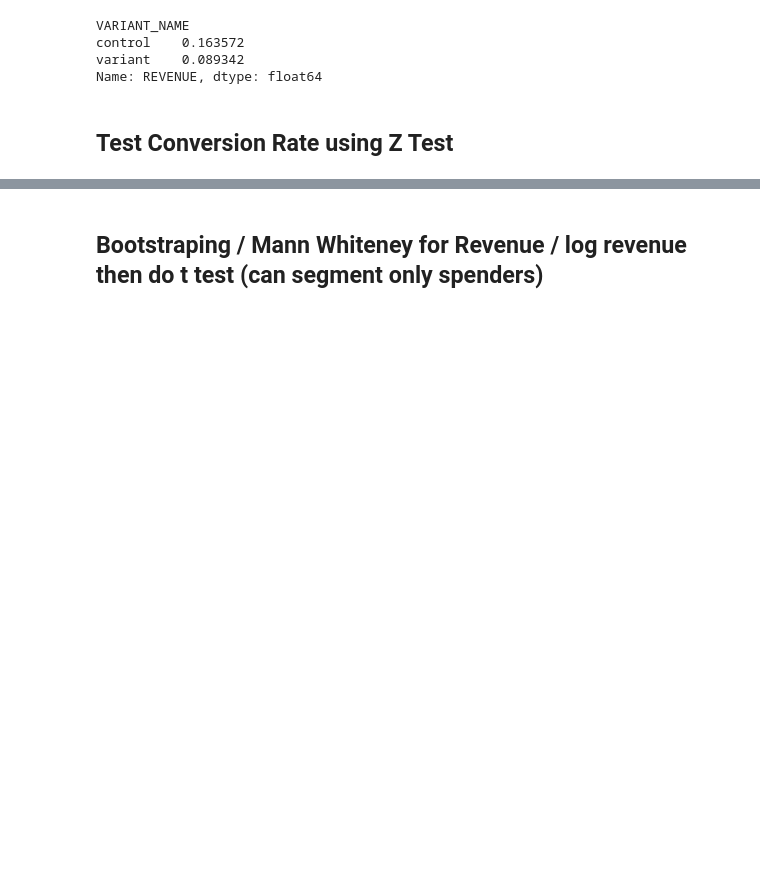
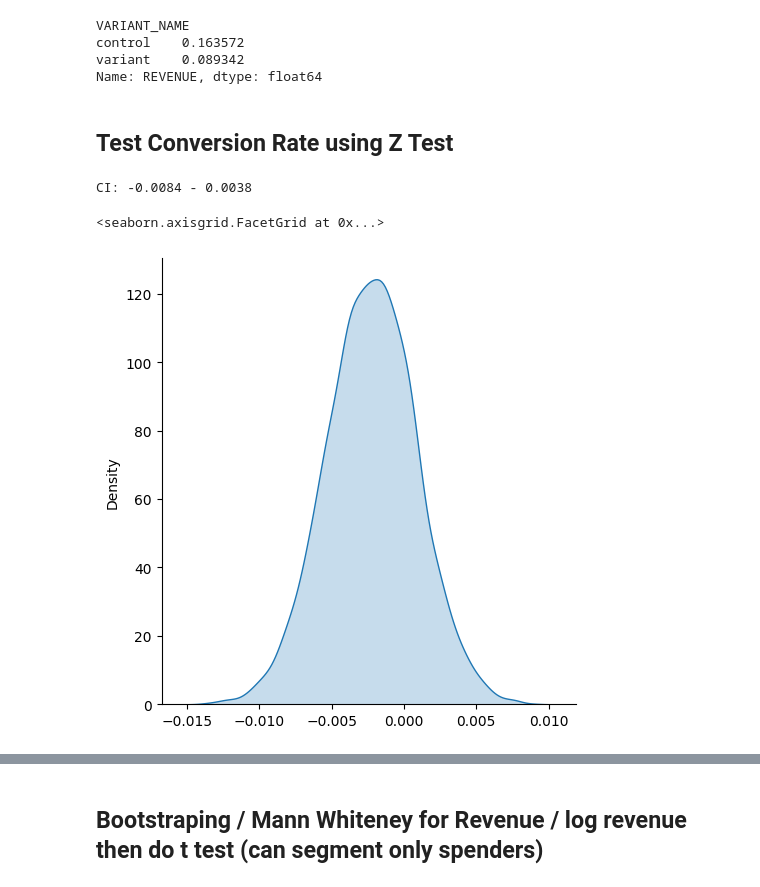
Before and after one commit to reynaf0127/experiment, a Jupyter notebook: projects/ab_test_results.ipynb, the cells around one changed output, grey strips where cells are left out. Drawn from its saved outputs; the diff is of its cells as text; code cells hidden in the pictures; blank space fills up the shorter version.

```diff
--- a/projects/ab_test_results.ipynb
+++ b/projects/ab_test_results.ipynb
@@ -71,0 +80,19 @@ group_df['converted'] = (group_df['REVENUE']>0).astype(int)
+# %%
+control = df[df['VARIANT_NAME']=='control']['convert']
+treatment = df[df['VARIANT_NAME']=='variant']['convert']
+diffs = []
+for i in range(5000):
+    c = control.sample(frac=1, replace=True)
+    t = treatment.sample(frac=1, replace=True)
+    diffs.append(t.mean() - c.mean())
+diffs = np.array(diffs)
+lower = np.quantile(diffs,0.025)
+upper = np.quantile(diffs,0.975)
+print(f'CI: {lower:.4f} - {upper:.4f}')
+# %% [output]
+CI: -0.0084 - 0.0038
+# %%
+sns.displot(diffs,kind='kde',fill=True)
+# %% [output]
+<seaborn.axisgrid.FacetGrid at 0x...>
+[figure, added]
```
Also changed, not shown: parts of 17 cells of this notebook, 5 other files.
